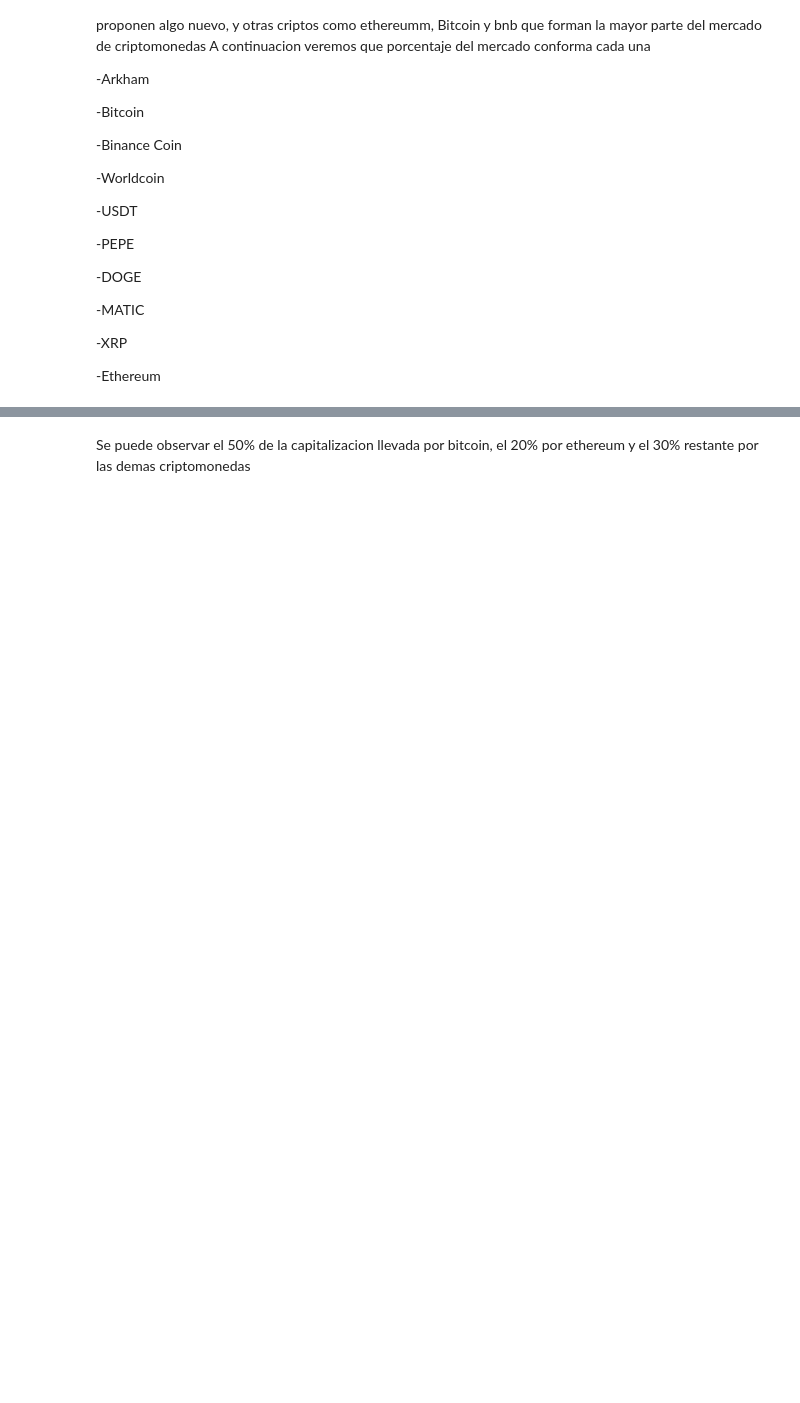
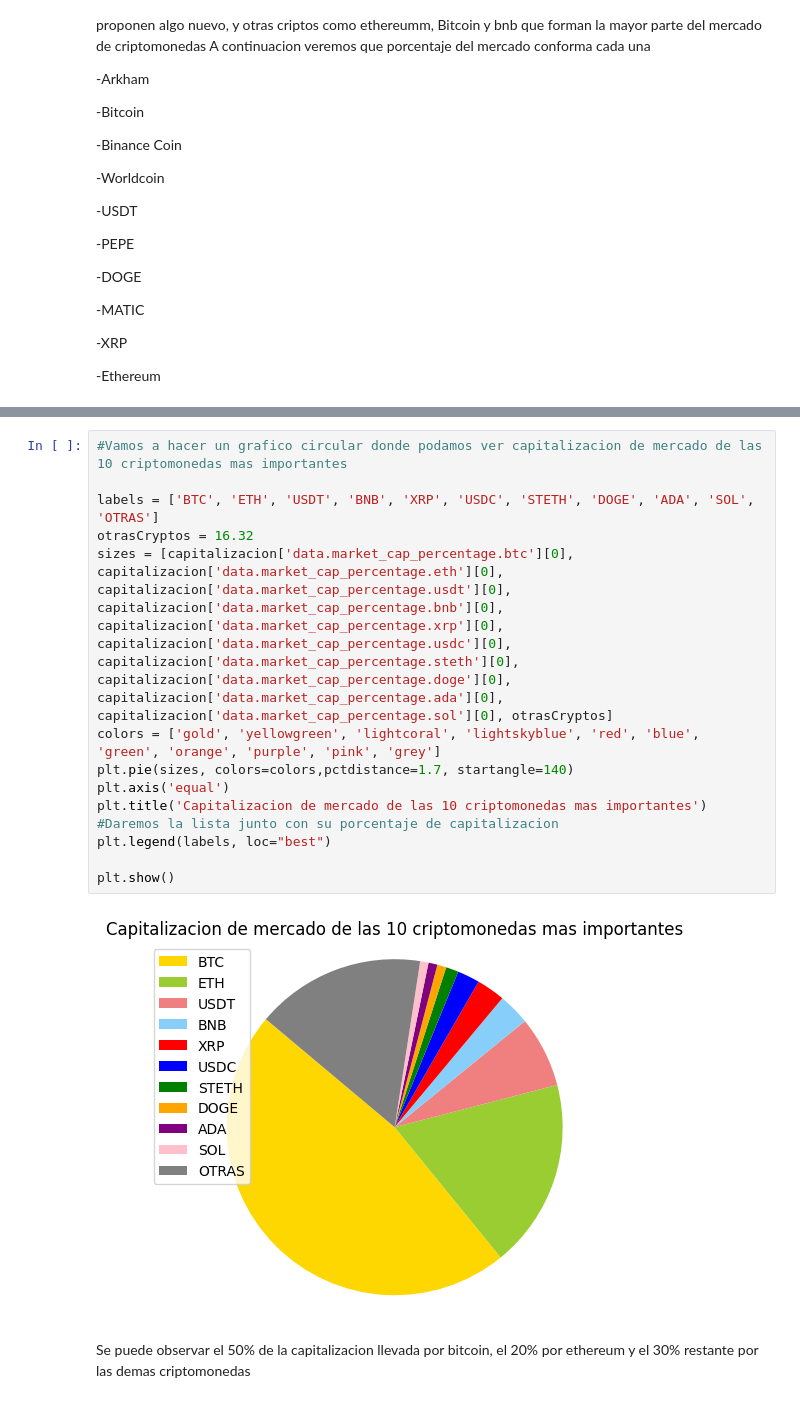
Before and after one commit to NahuVidales/CryptoDataAnalytics, a Jupyter notebook: EDA.ipynb, the cells around one changed output, grey strips where cells are left out. Cells and saved outputs as stored; diff of their text form; blank space fills up the shorter version.

```diff
--- a/EDA.ipynb
+++ b/EDA.ipynb
@@ -94,6 +94,22 @@ capitalizacion
 # %% [output]
 |  | data.market_cap_percentage.btc | data.market_cap_percentage.eth | data.market_cap_percentage.usdt | data.market_cap_percentage.bnb | ... |
 | 0 | 46.981216 | 18.17678 | 6.819699 | 3.054559 | ... |
+# %%
+#Vamos a hacer un grafico circular donde podamos ver capitalizacion de mercado de las 10 criptomonedas mas importantes
+
+labels = ['BTC', 'ETH', 'USDT', 'BNB', 'XRP', 'USDC', 'STETH', 'DOGE', 'ADA', 'SOL', 'OTRAS']
+otrasCryptos = 16.32
+sizes = [capitalizacion['data.market_cap_percentage.btc'][0], capitalizacion['data.market_cap_percentage.eth'][0], capitalizacion['data.market_cap_percentage.usdt'][0], capitalizacion['data.market_cap_percentage.bnb'][0], capitalizacion['data.market_cap_percentage.xrp'][0], capitalizacion['data.market_cap_percentage.usdc'][0], capitalizacion['data.market_cap_percentage.steth'][0], capitalizacion['data.market_cap_percentage.doge'][0], capitalizacion['data.market_cap_percentage.ada'][0], capitalizacion['data.market_cap_percentage.sol'][0], otrasCryptos]
+colors = ['gold', 'yellowgreen', 'lightcoral', 'lightskyblue', 'red', 'blue', 'green', 'orange', 'purple', 'pink', 'grey']
+plt.pie(sizes, colors=colors,pctdistance=1.7, startangle=140)
+plt.axis('equal')
+plt.title('Capitalizacion de mercado de las 10 criptomonedas mas importantes')
+#Daremos la lista junto con su porcentaje de capitalizacion
+plt.legend(labels, loc="best")
+
+plt.show()
+# %% [output]
+[figure, added]
 # %% [markdown]
 Se puede observar el 50% de la capitalizacion llevada por bitcoin, el 20% por ethereum y el 30% restante por las demas criptomonedas
 # %%
```
